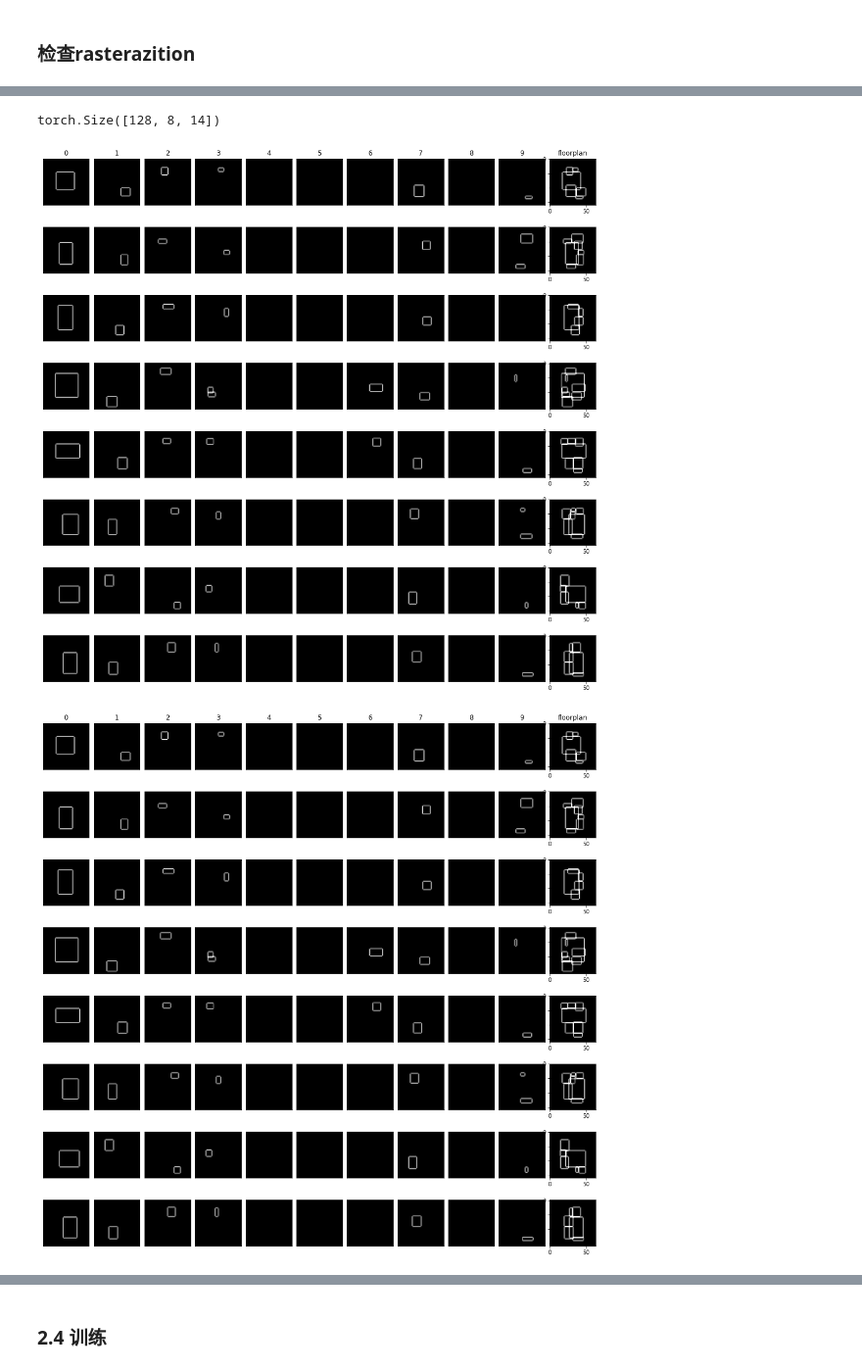
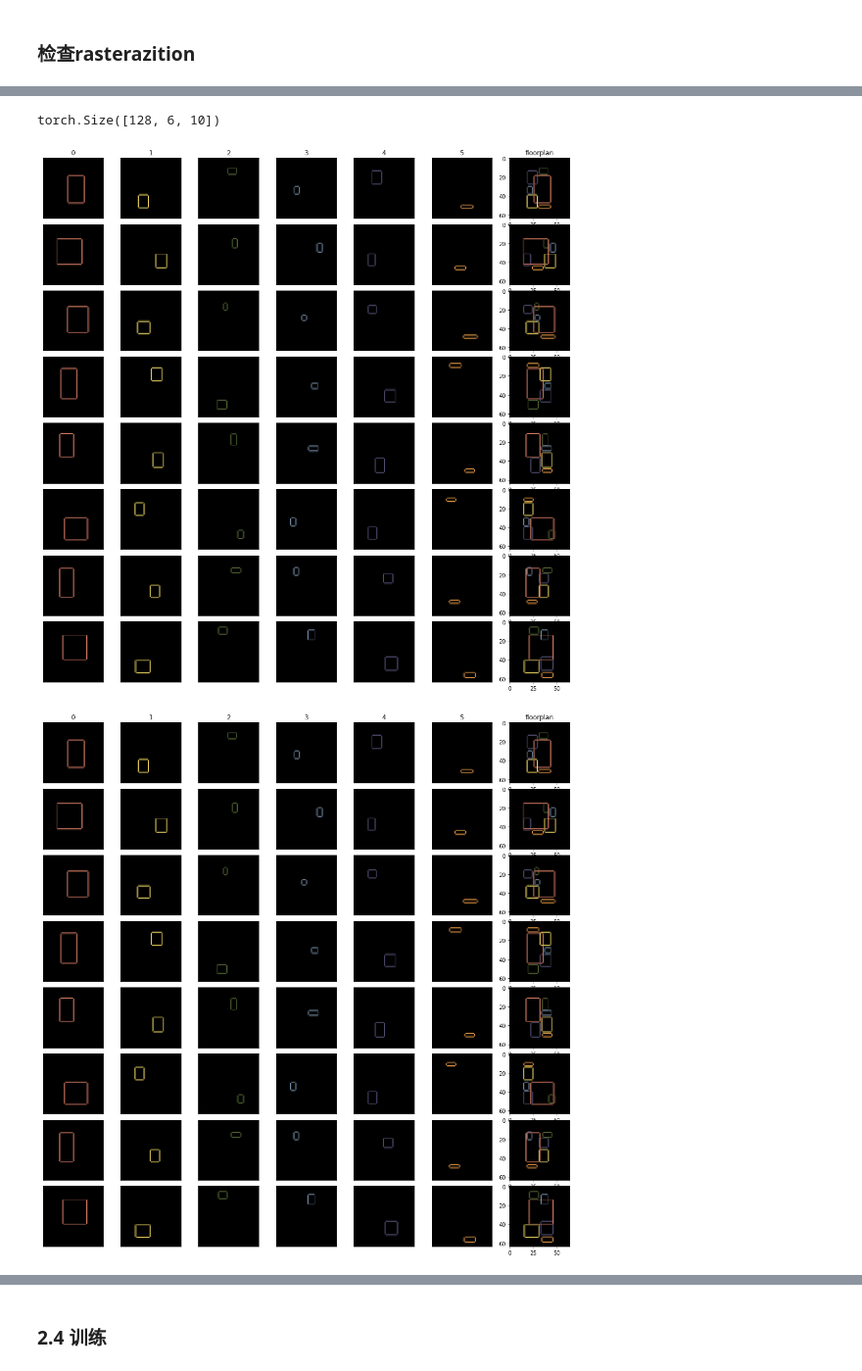
Before and after one commit to luozn15/FloorplanGAN, a Jupyter notebook: FloorPlanGAN.ipynb, the cells around one changed output, grey strips where cells are left out. Shown at 98% size. Saved outputs shown, nothing was run; the diff lists cells and outputs as text; code cells hidden in the pictures.

Commit message:
use .yaml to configurate

```diff
--- a/FloorPlanGAN.ipynb
+++ b/FloorPlanGAN.ipynb
@@ -32,6 +34,10 @@ import main
 reload(main)
 from main import setup
 cfg = setup(None)
+device = torch.device(cfg.MANUAL.DEVICE)
+date = cfg.MANUAL.DATE
+time_ = cfg.MANUAL.TIME
+cfg.merge_from_file("config.yaml")
 cfg
 # %% [output]
 CfgNode({'SYSTEM': CfgNode({'NUM_GPUS': 2, 'NUM_WORKERS': 4, 'HOSTNAMES': ['ubuntuStation', 'DESKTOP-HRFSC59', 'Work-Station', 'LAPTOP-LUOZN', 'DESKTOP-57EV4E4']}), 'DATASET': CfgNode({'NAME': 'rplan' ...
@@ -53,6 +59,7 @@ reload(dataset)
 from dataset import generate_random_layout, wireframeDataset_Rplan
 
 real_dataset = wireframeDataset_Rplan(cfg)
-
+checkpoint = './params/params_rplan_{0}.pkl'.format(date)
+log_dir = cfg.PATH.LOG_DIR
 batch_size = cfg.DATASET.BATCHSIZE
 real_dataloader = DataLoader(real_dataset,batch_size,shuffle=True,num_workers=0,drop_last=True)
@@ -121,36 +94,42 @@ fixed_z
 ### 2.3 初始化
 # %%
 ######################################################
-learning_rate = 0.00005
-clamp_num = 0.01
-num_epochs = 3000
-tensorboard_interval = 100
+learning_rate = cfg.TRAIN.LEARNING_RATE
+num_epochs = cfg.TRAIN.NUM_EPOCHS
+tensorboard_interval = cfg.TENSORBOARD.SAVE_INTERVAL
+tensorboard = True
 discriminator_losses=[]
 generator_losses=[]
 boundray_losses=[]
+gradient_penalties = []
 ######################################################
 
 import models
 reload(models)
-from models import Generator, VectorDiscriminator, WireframeDiscriminator, weight_init
+from models import Generator, WireframeDiscriminator, weight_init, renderer_g2v
+
+renderer = renderer_g2v(
+    render_size=cfg.MODEL.RENDERER.RENDERING_SIZE,
+    class_num=real_dataset.enc_len
+    )
 
 generator = Generator(dataset=real_dataset)
 generator.apply(weight_init)
 generator = nn.DataParallel(generator)
 generator.to(device)
-discriminator = VectorDiscriminator(dataset=real_dataset)
-render = WireframeDiscriminator(dataset=real_dataset).render
+
+discriminator = WireframeDiscriminator(dataset=real_dataset, renderer=renderer)
 discriminator.apply(weight_init)
 discriminator = nn.DataParallel(discriminator)
 discriminator.to(device)
 
 
 #Initialize optimizers.
-generator_optimizer = optim.RMSprop(generator.parameters(), learning_rate)
-discriminator_optimizer = optim.RMSprop(discriminator.parameters(), learning_rate)#Wasserstein GAN推荐使用RMSProp优化
+generator_optimizer = optim.Adam(generator.parameters(), learning_rate)
+discriminator_optimizer = optim.Adam(discriminator.parameters(), learning_rate)#Wasserstein GAN推荐使用RMSProp优化
 
-if os.path.exists(pkl_name):
-    checkpoint = torch.load(pkl_name)
+if os.path.exists(checkpoint):
+    checkpoint = torch.load(checkpoint)
     generator.load_state_dict(checkpoint['generator_state_dict'])
     generator_optimizer.load_state_dict(checkpoint['generator_optimizer_state_dict'])
     discriminator.load_state_dict(checkpoint['discriminator_state_dict'])
@@ -200,12 +179,12 @@ generated = generator(batch[0],batch[1])
 # %%
 generated[0].shape
 # %% [output]
-torch.Size([128, 8, 14])
+torch.Size([128, 6, 10])
 # %%
-get_figure(render(generated[0][:8]))
+get_figure(renderer.render(generated[0][:8]))
 # %% [output]
-[figure, old version]
+[figure, new version]
-[figure, old version]
+[figure, new version]
 # %%
 pred = discriminator(batch[0],batch[1])
 pred.mean()
```
Also changed, not shown: parts of 12 cells of this notebook, 7 other files.
